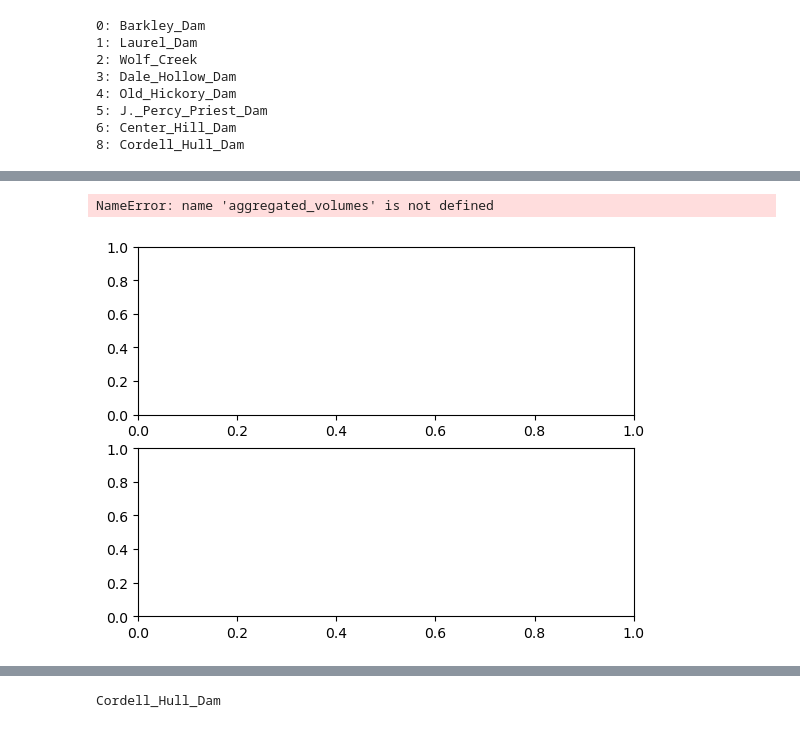
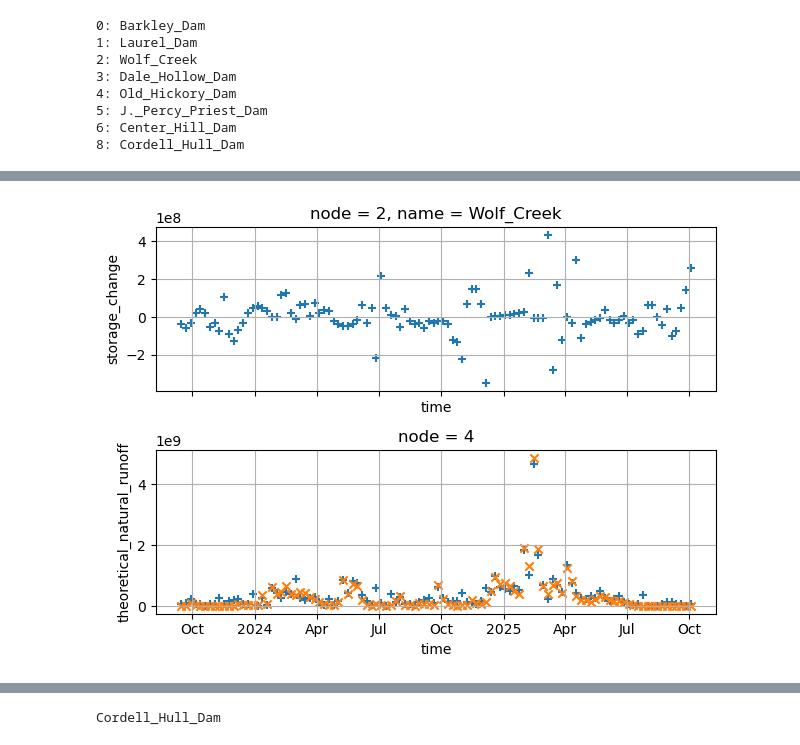
Before and after one commit to pritamd47/resorr-swot, a Jupyter notebook: notebooks/resorr/02-Regulation.ipynb, the cells around one changed output, grey strips where cells are left out. Saved outputs shown, nothing was run; the diff lists cells and outputs as text; code cells hidden in the pictures.

````diff
--- a/notebooks/resorr/02-Regulation.ipynb
+++ b/notebooks/resorr/02-Regulation.ipynb
@@ -83,7 +138,7 @@ Data variables:
 ```
 # %%
 inflow_dir = Path("/tiger1/pdas47/resorr-swot/data/tennesse/basins/cumberland/final_outputs/inflow")
-storage_dir = Path("/tiger1/pdas47/resorr-swot/data/storage/swot_karin")
+storage_dir = Path("/tiger1/pdas47/resorr-swot/data/storage/tmsos_srtm_aev")
 rat_output_level = 'final_outputs'
 
 datasets_to_join = []
@@ -122,6 +177,8 @@ rat_data = xr.merge(datasets_to_join)
 5: J._Percy_Priest_Dam
 6: Center_Hill_Dam
 8: Cordell_Hull_Dam
+# %%
+rat_data = rat_data.sel(time=(rat_data.time >= pd.to_datetime('2023-09-01')).values)
 # %%
 from matplotlib import pyplot as plt
 from matplotlib import dates as mdates
@@ -243,0 +414,13 @@ list(rat_data.data_vars.keys())
+# %%
+from tqdm.notebook import tqdm
+
+# start_time = weekly_rat_data['time'][0].values # date from which weekly data is available. Change as per model dt.
+start_time = weekly_rat_data['time'][0].values # date from which weekly data is available. Change as per model dt.
+end_time = last_valid_time
+print(start_time, end_time)
+reservoir_network = ReservoirNetwork(G, start_time)
+print(reservoir_network)
+for timestep in tqdm(weekly_rat_data['time']):
+    # print(timestep)
+    dt = float(weekly_rat_data.sel(time=timestep)['dt'].values)
+    reservoir_network.update(weekly_rat_data.drop('name'), dt, 'wb')
@@ -244,41 +430,34 @@ list(rat_data.data_vars.keys())
 # %%
 from matplotlib import pyplot as plt
 from matplotlib import dates as mdates
 from datetime import datetime
 from matplotlib import ticker
 
-f, ax = plt.subplots(nrows=2)
+f, ax = plt.subplots(nrows=2, sharex=True)
 
 
-aggregated_volumes['storage_change'].sel(node=0).plot.scatter(
+weekly_rat_data['storage_change'].sel(node=2).plot.scatter(
     x='time',
     y='storage_change',
     ax=ax[0], marker='+'
 )
-
-rat_data.sel(node=0).plot.scatter(
-    x='time', y='storage_change', ax=ax[1], marker='+'
+reservoir_network.data['inflow'].sel(node=4).plot.scatter(
+    x='time',
+    y='inflow',
+    ax=ax[1], marker='+'
 )
-
-for axis in ax:
-    axis.grid(which='major')
-    axis.set_xlim([
-        datetime(2024, 1, 1),
-        datetime(2024, 3, 31),
-    ])
-    axis.xaxis.set_major_locator(mdates.MonthLocator())
-    axis.xaxis.set_major_formatter(ticker.NullFormatter())
-    axis.xaxis.set_minor_locator(mdates.MonthLocator(bymonthday=16))
-    axis.xaxis.set_minor_formatter(mdates.DateFormatter('%b\n%Y'))
-    axis.yaxis.set_minor_locator(ticker.AutoMinorLocator())
-    axis.grid(which='minor', alpha=0.3)
-    axis.tick_params(axis='x', labelrotation=0)
-    axis.tick_params(axis='x', which='minor', tick1On=False, tick2On=False)
-    axis.set_ylim([-2e8, 0.5e8])
-    for label in axis.get_xticklabels():
-        label.set_horizontalalignment('center')
-
+reservoir_network.data['theoretical_natural_runoff'].sel(node=4).plot.scatter(
+    x='time',
+    y='theoretical_natural_runoff',
+    ax=ax[1], marker='x'
+)
+# reservoir_network.data['regulation'].sel(node=4).plot.scatter(
+#     x='time',
+#     y='regulation',
+#     ax=ax[1], marker='o'
+# )
+ax[0].grid()
+ax[1].grid()
 f.tight_layout()
 # %% [output]
-NameError: name 'aggregated_volumes' is not defined
-[figure, old version]
+[figure, new version]
````
Also changed, not shown: parts of 28 cells of this notebook, 4 other files.
